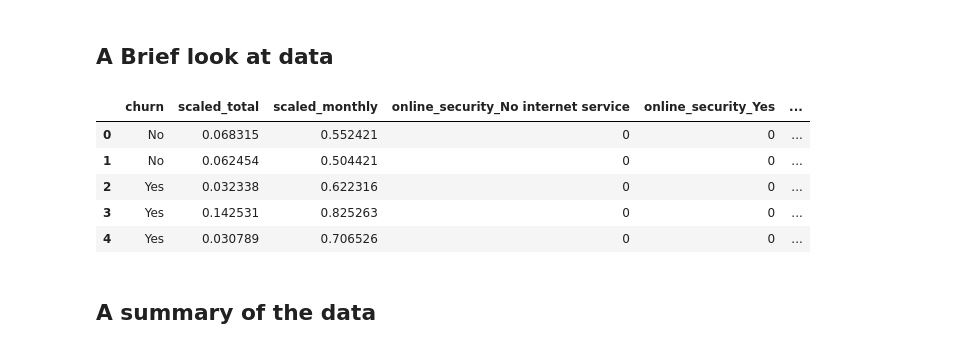
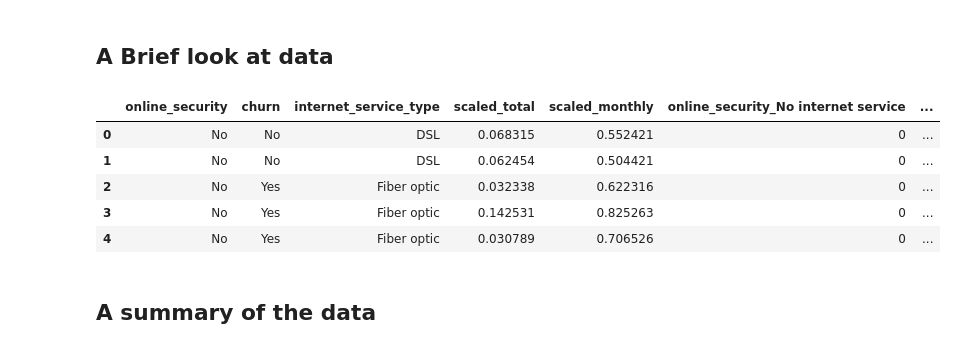
Before and after one commit to wherrickjr/classification_project, a Jupyter notebook: final_classification.ipynb, the cells around one changed output. Saved outputs shown, nothing was run; the diff lists cells and outputs as text; code cells hidden in the pictures.

```diff
--- a/final_classification.ipynb
+++ b/final_classification.ipynb
@@ -62,15 +62,15 @@ import prepare
 ## A Brief look at data
 # %%
 telco = acquire.get_telco_data()
-telco = prepare.prep_classification_project_tree(telco)
+telco = prepare.prep_classification_project_chi(telco)
 telco.head()
 # %% [output]
-|  | churn | scaled_total | scaled_monthly | online_security_No internet service | online_security_Yes | ... |
-| 0 | No | 0.068315 | 0.552421 | 0 | 0 | ... |
-| 1 | No | 0.062454 | 0.504421 | 0 | 0 | ... |
-| 2 | Yes | 0.032338 | 0.622316 | 0 | 0 | ... |
-| 3 | Yes | 0.142531 | 0.825263 | 0 | 0 | ... |
-| 4 | Yes | 0.030789 | 0.706526 | 0 | 0 | ... |
+|  | online_security | churn | internet_service_type | scaled_total | scaled_monthly | online_security_No internet service | ... |
+| 0 | No | No | DSL | 0.068315 | 0.552421 | 0 | ... |
+| 1 | No | No | DSL | 0.062454 | 0.504421 | 0 | ... |
+| 2 | No | Yes | Fiber optic | 0.032338 | 0.622316 | 0 | ... |
+| 3 | No | Yes | Fiber optic | 0.142531 | 0.825263 | 0 | ... |
+| 4 | No | Yes | Fiber optic | 0.030789 | 0.706526 | 0 | ... |
 # %%
 train, test = train_test_split(telco, test_size=.2, random_state=123, stratify=telco.churn)
 train, validate = train_test_split(train, test_size=.3, random_state=123, stratify=train.churn)
```
Also changed, not shown: parts of 21 cells of this notebook.
